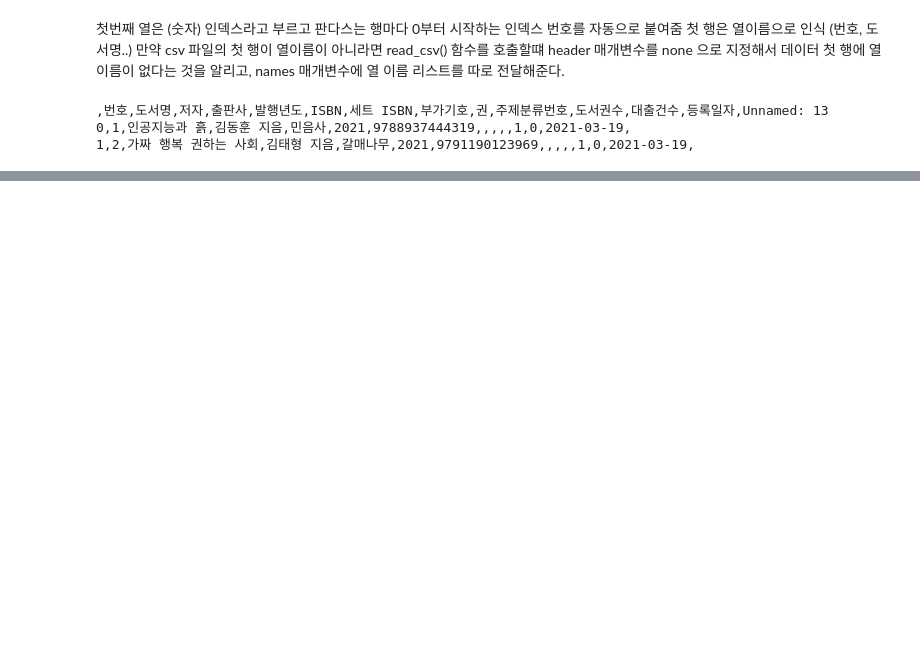
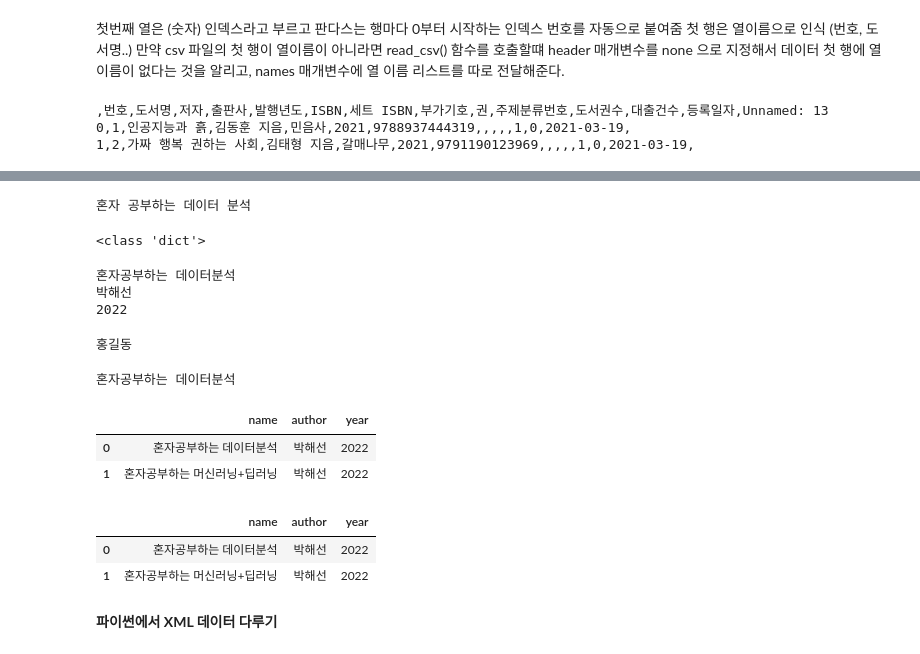
Before and after one commit to YeonJaeHong/ecc-, a Jupyter notebook: 데분_1주차.ipynb, the cells around one changed output, grey strips where cells are left out. Saved outputs shown, nothing was run; the diff lists cells and outputs as text; code cells hidden in the pictures; blank space fills up the shorter version.

```diff
--- a/데분_1주차.ipynb
+++ b/데분_1주차.ipynb
@@ -89,0 +112,50 @@ with open('ns_202104.csv') as f:
+# %%
+#json문자열을 파이썬 객체로 변환하기 : json,loads() 함수
+d2=json.loads(d_str)
+print(d2['name'])
+# %% [output]
+혼자 공부하는 데이터 분석
+# %%
+print(type(d2))
+# %% [output]
+<class 'dict'>
+# %%
+#json 문자열을 json.loads()함수에 직접 전달 ->딕셔너리로 변경하기
+d3=json.loads('{"name":"혼자공부하는 데이터분석","author":"박해선","year":2022}')
+print(d3['name'])
+print(d3['author'])
+print(d3['year'])
+# %% [output]
+혼자공부하는 데이터분석
+박해선
+2022
+# %%
+d3=json.loads('{"name":"혼자공부하는 데이터분석","author":["박해선","홍길동"],"year":2022}')
+print(d3['author'][1])
+# %% [output]
+홍길동
+# %%
+d4_str ="""[{"name":"혼자공부하는 데이터분석","author":"박해선","year":2022 },
+{"name":"혼자공부하는 머신러닝+딥러닝","author":"박해선","year":2022}]"""
+d4=json.loads(d4_str)
+print(d4[0]['name'])
+#json 배열이 파이썬 리스트로 변환되고 d4[0]은 파이썬 리스트의 첫번째 딕셔너리가 된다. d4[0]['name']은 첫번째 딕셔너리의 "name"키에 해당하는 값을 반환한다
+# %% [output]
+혼자공부하는 데이터분석
+# %%
+#json 문자열을 데이터프레임으로 변환하기: 1) read_json()함수
+import pandas as pd
+pd.read_json(d4_str)
+# %% [output]
+|  | name | author | year |
+| 0 | 혼자공부하는 데이터분석 | 박해선 | 2022 |
+| 1 | 혼자공부하는 머신러닝+딥러닝 | 박해선 | 2022 |
+# %%
+#json 문자열을 데이터프레임으로 변환하기: 2) json 문자열을 파이썬 객체로 만든 다음 dataframe 클래스를 사용하는것
+pd.DataFrame(d4)
+# %% [output]
+|  | name | author | year |
+| 0 | 혼자공부하는 데이터분석 | 박해선 | 2022 |
+| 1 | 혼자공부하는 머신러닝+딥러닝 | 박해선 | 2022 |
+# %% [markdown]
+**파이썬에서 XML 데이터 다루기**
```
Also changed, not shown: parts of 6 cells of this notebook.
